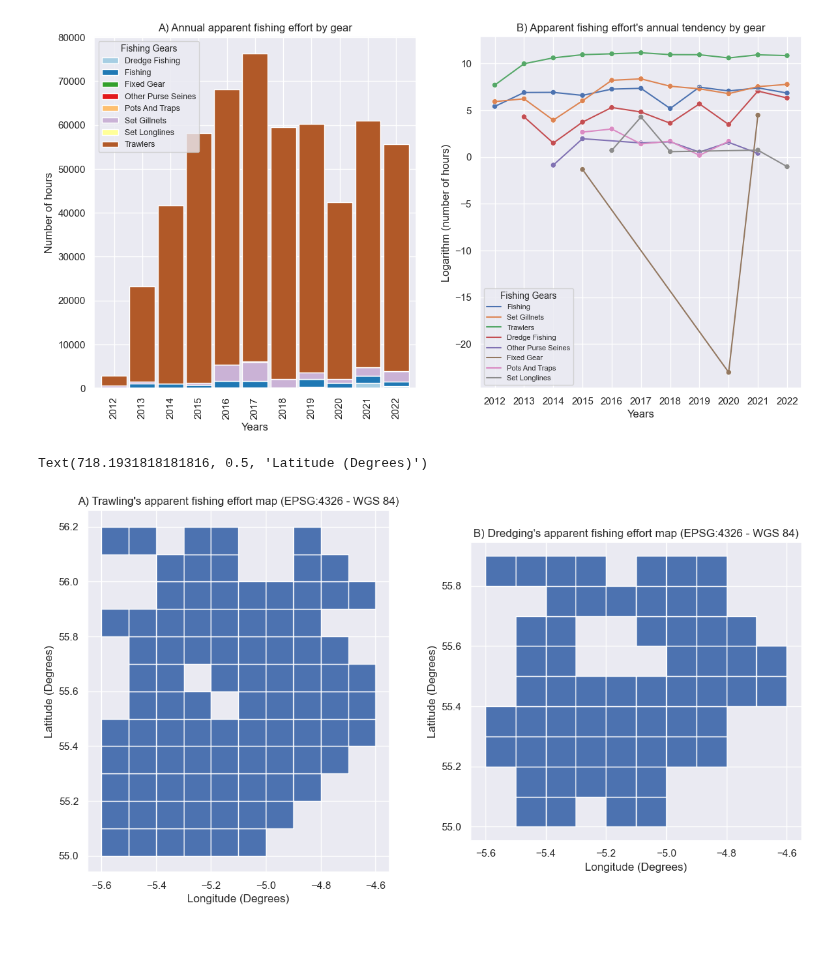
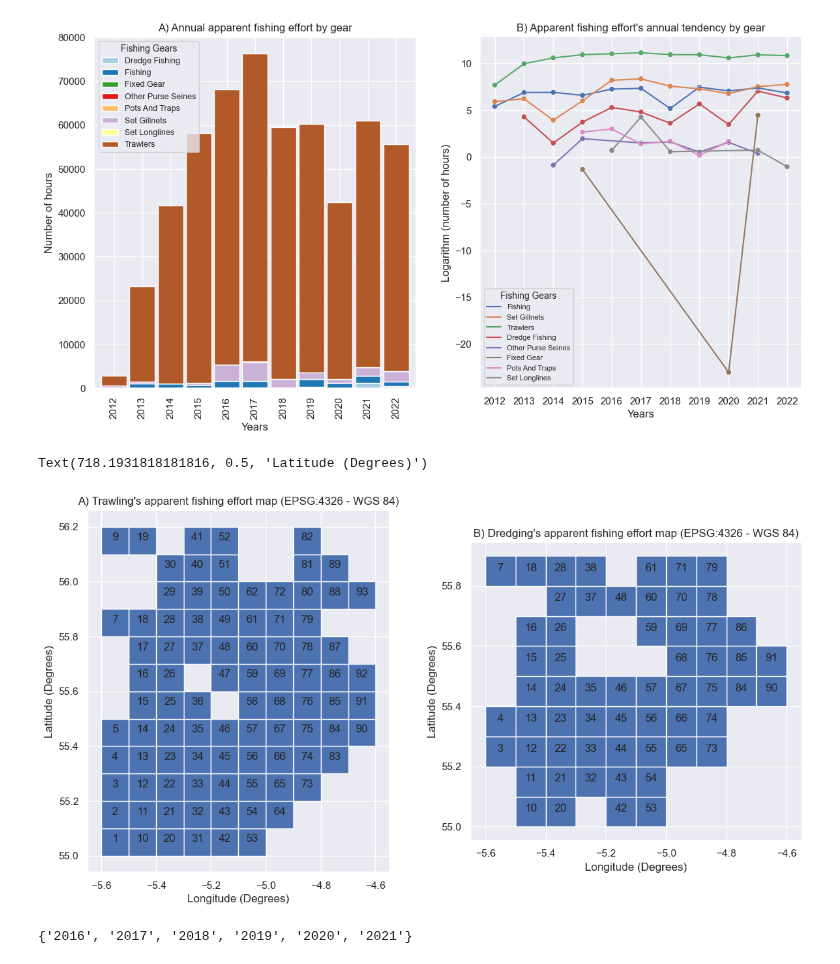
Before and after one commit to d2gex/fishery-analysis, a Jupyter notebook: src/firth_clyde_fishing_effort.ipynb, the cells around one changed output. Saved outputs shown, nothing was run; the diff lists cells and outputs as text; code cells hidden in the pictures.

Commit message:
Add cell numbers to geopandas dataframe

```diff
--- a/src/firth_clyde_fishing_effort.ipynb
+++ b/src/firth_clyde_fishing_effort.ipynb
@@ -89,11 +89,11 @@ def concatenate_time_series(api_results: List[Dict]) -> pd.DataFrame:
     ])
 
 def create_total_fishing_effort (data: pd.DataFrame, gear_type: str) -> pd.DataFrame:
-    df_total = timeseries.loc [(data['geartype'] == gear_type) & (data['hours'] > 0)]
-    df_total = df_total[['lon', 'lat', 'hours']]
+    df_total = data.loc [(data['geartype'] == gear_type) & (data['hours'] > 0)]
+    df_total = df_total[['lon', 'lat', 'hours', 'cell']]
     df_total = df_total.rename(columns={'lon': 'x', 'lat': 'y'})
-    df_total = df_total.groupby(['x', 'y']).agg({'hours': 'sum'}).reset_index()
-    assert round(df_total['hours'].sum()) == round(timeseries.loc[data['geartype'] == gear_type, 'hours'].sum())
+    df_total = (df_total.groupby(['x', 'y', 'cell']).agg({'hours': 'sum'})).reset_index()
+    assert round(df_total['hours'].sum()) == round(data.loc[data['geartype'] == gear_type, 'hours'].sum())
     df_total = df_total.round({'hours': 0})
     return df_total
 
@@ -222,18 +223,33 @@ geo_yearly_total_dredging = build_polygon_vector(yearly_total_dredging, 0.1)
 # %%
 _, ax =plt.subplots(nrows=1, ncols=2, figsize=(14,7))
 geo_yearly_total_trawling.plot(ax = ax[0])
+geo_yearly_total_trawling.apply(lambda x: ax[0].annotate(text=x['cell'], xy=x.geometry.centroid.coords[0], ha='center'), axis=1);
 geo_yearly_total_dredging.plot(ax = ax[1])
+geo_yearly_total_dredging.apply(lambda x: ax[1].annotate(text=x['cell'], xy=x.geometry.centroid.coords[0], ha='center'), axis=1)
 
 ax[0].set_title("A) Trawling's apparent fishing effort map (EPSG:4326 - WGS 84)")
 ax[0].set_xlabel("Longitude (Degrees)")
 ax[0].set_ylabel("Latitude (Degrees)")
 
 ax[1].set_title("B) Dredging's apparent fishing effort map (EPSG:4326 - WGS 84)")
 ax[1].set_xlabel("Longitude (Degrees)")
 ax[1].set_ylabel("Latitude (Degrees)")
 # %% [output]
 Text(718.1931818181816, 0.5, 'Latitude (Degrees)')
-[figure, old version]
+[figure, new version]
 # %%
 geo_yearly_total_trawling.to_csv(FIRTH_DATA_PATH / 'trawling_total_by_cell.csv', index=False)
 geo_yearly_total_dredging.to_csv(FIRTH_DATA_PATH / 'dredging_total_by_cell.csv', index=False)
+# %%
+# timeseries_2022 = timeseries.loc [timeseries['date'].isin([str(2017 + x) for x in range(6)])]
+fishing_2012_2015 = [str(2012 + x) for x in range(4)]
+fishing_2016_2021 = [str(2016 + x) for x in range(6)]
+timeseries_1 = timeseries.loc [timeseries['date'].isin(fishing_2012_2015)]
+timeseries_2 = timeseries.loc [timeseries['date'].isin(fishing_2016_2021)]
+
+trawling_1 = create_total_fishing_effort(timeseries_2022, 'trawlers')
+set(timeseries_2['date'])
+# geo_yearly_total_trawling_22 = build_polygon_vector(yearly_total_trawling_2022, 0.1)
+# geo_yearly_total_trawling_22.plot()
+# %% [output]
+{'2016', '2017', '2018', '2019', '2020', '2021'}
```
Also changed, not shown: parts of 1 cell of this notebook.
